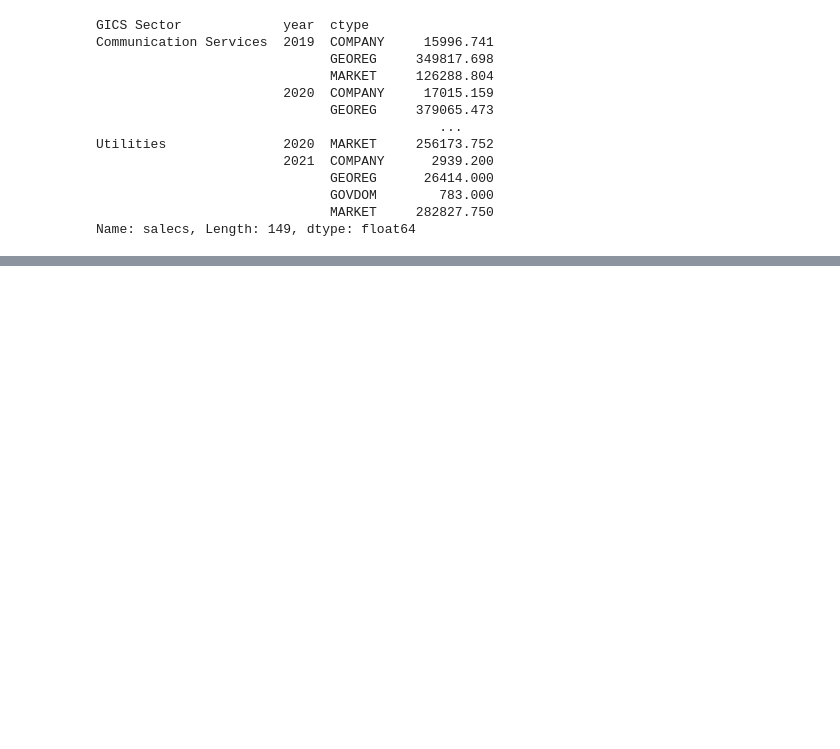
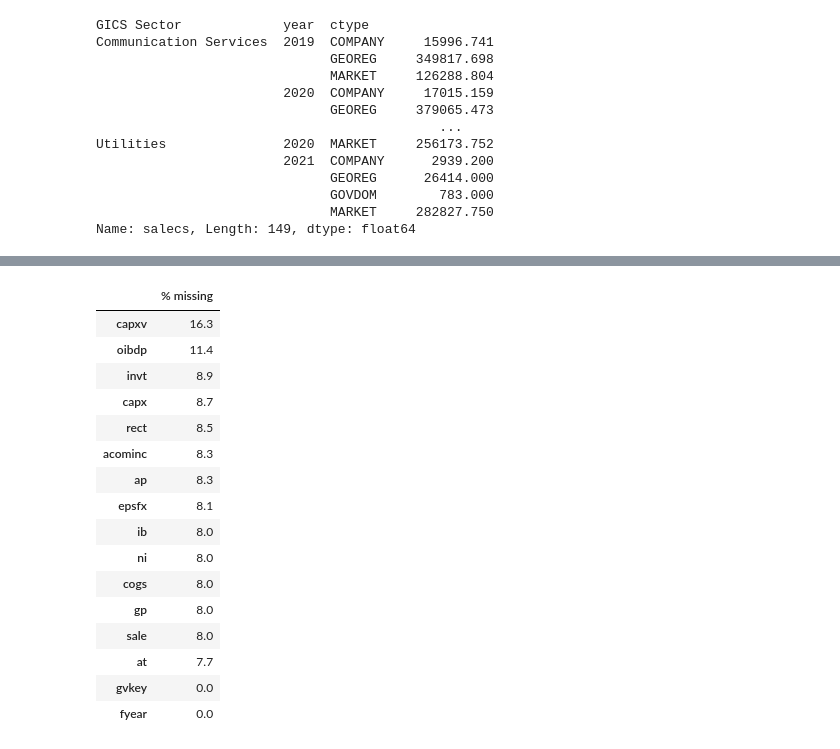
Before and after one commit to JerseyK/Final-Project_Sunset, a Jupyter notebook: data.ipynb, the cells around one changed output, grey strips where cells are left out. Drawn from its saved outputs; the diff is of its cells as text; code cells hidden in the pictures; blank space fills up the shorter version.

```diff
--- a/data.ipynb
+++ b/data.ipynb
@@ -348,0 +400,35 @@ Name: salecs, Length: 149, dtype: float64
+# %%
+##missing values
+ccm = acct
+(
+    ( # these lines do the calculation - what % of missing values are there for each var
+        ccm.isna()      # ccm.isna() TURNS every obs/variable = 1 when its missing and 0 else
+       .sum(axis=0)     # count the number of na for each variable (now data is 1 obs per column = # missing)
+        /len(ccm)       # convert # missing to % missing
+        *100            # report as percentage
+    )
+    # you can stop here and report this...
+    # but I wanted to format it a bit...
+    .sort_values(ascending=False)[:20]
+    .to_frame(name='% missing') # the next line only works on a frame, and because pandas sees only 1 variable at this pt
+    .style.format("{:.1f}")     # in the code, it calls this a "series" type object, so convert it to dataframe type object
+)
+#
+# %% [output]
+|  | % missing |
+| capxv | 16.3 |
+| oibdp | 11.4 |
+| invt | 8.9 |
+| capx | 8.7 |
+| rect | 8.5 |
+| acominc | 8.3 |
+| ap | 8.3 |
+| epsfx | 8.1 |
+| ib | 8.0 |
+| ni | 8.0 |
+| cogs | 8.0 |
+| gp | 8.0 |
+| sale | 8.0 |
+| at | 7.7 |
+| gvkey | 0.0 |
+| fyear | 0.0 |
```
Also changed, not shown: parts of 7 cells of this notebook, 1 other file.
